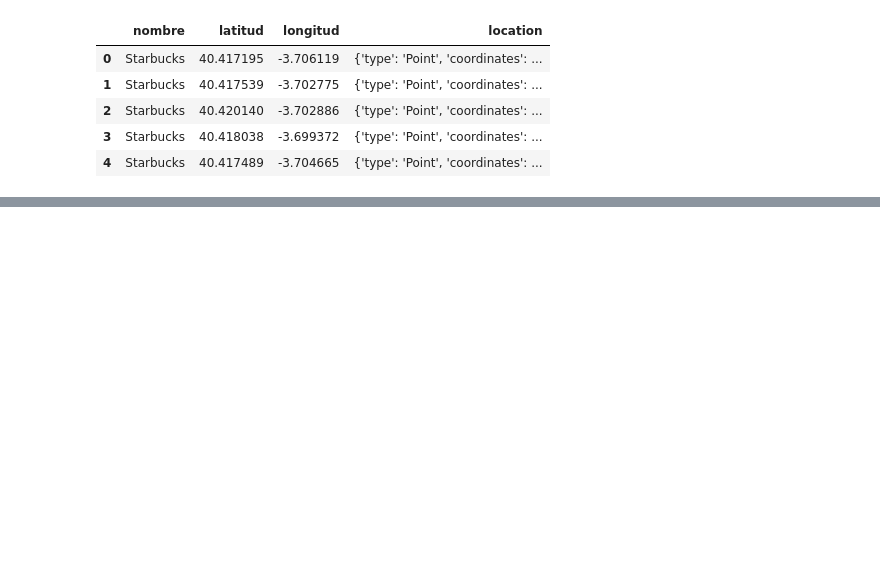
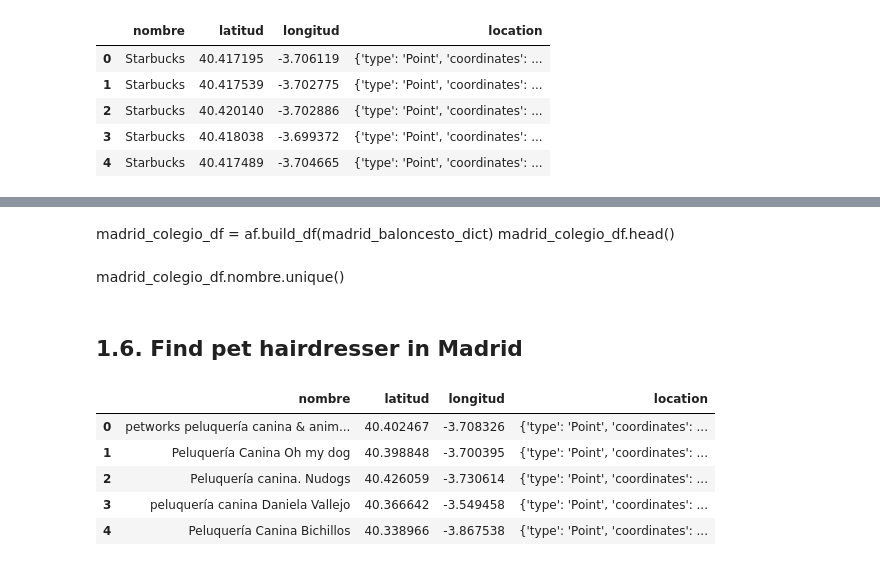
Before and after one commit to AnaWalsh/Office_locator, a Jupyter notebook: GEO.ipynb, the cells around one changed output, grey strips where cells are left out. Cells and saved outputs as stored; diff of their text form; code cells hidden in the pictures; blank space fills up the shorter version.

```diff
--- a/GEO.ipynb
+++ b/GEO.ipynb
@@ -173,0 +121,7 @@ array(['Colegio Oficial de Médicos de Madrid',
+# %% [markdown]
+madrid_colegio_df = af.build_df(madrid_baloncesto_dict)
+madrid_colegio_df.head()
+# %% [markdown]
+madrid_colegio_df.nombre.unique()
+# %% [markdown]
+## 1.6. Find pet hairdresser in Madrid
@@ -173,0 +130,12 @@ array(['Colegio Oficial de Médicos de Madrid',
+# %%
+madrid_pets_dict = af.find_places("peluqueria canina", madrid)
+# %%
+madrid_pets_df = af.build_df(madrid_pets_dict)
+madrid_pets_df.head()
+# %% [output]
+|  | nombre | latitud | longitud | location |
+| 0 | petworks peluquería canina & anim... | 40.402467 | -3.708326 | {'type': 'Point', 'coordinates': ... |
+| 1 | Peluquería Canina Oh my dog | 40.398848 | -3.700395 | {'type': 'Point', 'coordinates': ... |
+| 2 | Peluquería canina. Nudogs | 40.426059 | -3.730614 | {'type': 'Point', 'coordinates': ... |
+| 3 | peluquería canina Daniela Vallejo | 40.366642 | -3.549458 | {'type': 'Point', 'coordinates': ... |
+| 4 | Peluquería Canina Bichillos | 40.338966 | -3.867538 | {'type': 'Point', 'coordinates': ... |
```
Also changed, not shown: parts of 158 cells of this notebook, 14 other files.
